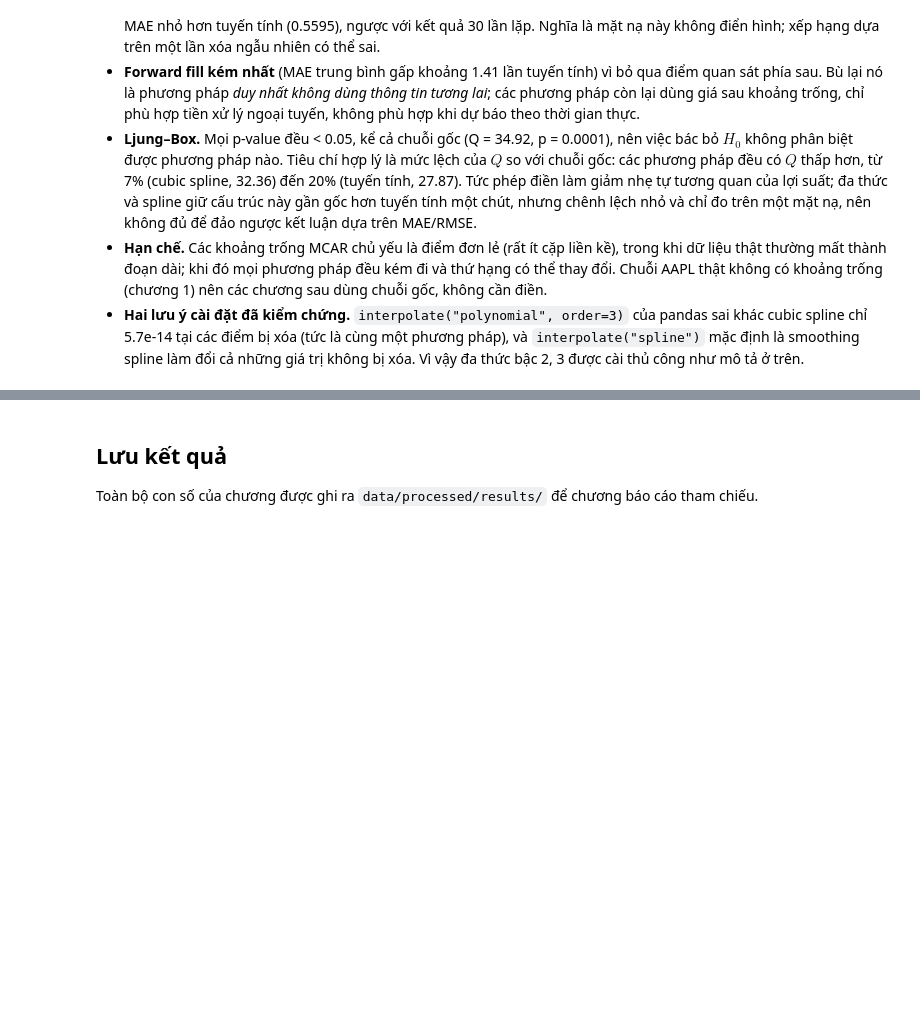
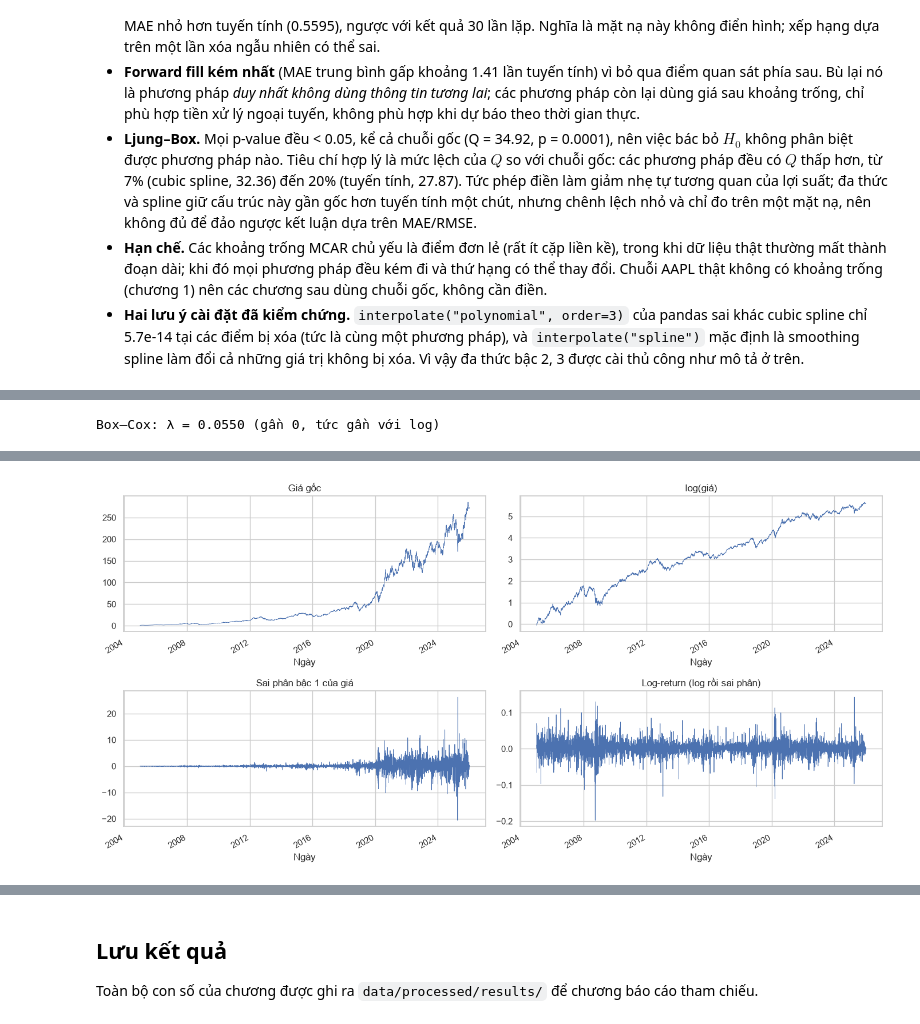
Before and after one commit to CaoThien1402/dm-preprocessing, a Jupyter notebook: book/02_ts_preprocessing.ipynb, the cells around one changed output, grey strips where cells are left out. Drawn from its saved outputs; the diff is of its cells as text; code cells hidden in the pictures; blank space fills up the shorter version.

```diff
--- a/book/02_ts_preprocessing.ipynb
+++ b/book/02_ts_preprocessing.ipynb
@@ -212,0 +236,77 @@ Lặp lại 30 lần: trung bình ± độ lệch chuẩn của MAE, RMSE, và s
+# %%
+import warnings
+
+from arch.unitroot import PhillipsPerron
+from scipy.stats import boxcox
+from statsmodels.tsa.stattools import acf, adfuller, kpss
+
+ALPHA = 0.05
+
+
+def stationarity_tests(x: pd.Series, trend: str = "c") -> dict:
+    """ADF (autolag AIC), KPSS (lag tự động) và PP trên chuỗi x; trend = 'c' hoặc 'ct'."""
+    x = x.dropna()
+    adf = adfuller(x, autolag="AIC", regression=trend)
+    with warnings.catch_warnings():  # p-value KPSS bị cắt ở [0.01, 0.1] -> InterpolationWarning (đã giải thích ở trên)
+        warnings.simplefilter("ignore")
+        kp = kpss(x, regression=trend, nlags="auto")
+    pp = PhillipsPerron(x, trend=trend)
+    return {"ADF_stat": adf[0], "ADF_p": adf[1], "KPSS_stat": kp[0], "KPSS_p": kp[1], "PP_stat": pp.stat, "PP_p": pp.pvalue}
+
+
+def verdict(r: dict) -> str:
+    adf_pp_stationary = r["ADF_p"] < ALPHA and r["PP_p"] < ALPHA
+    adf_pp_unitroot = r["ADF_p"] >= ALPHA and r["PP_p"] >= ALPHA
+    kpss_stationary = r["KPSS_p"] >= ALPHA
+    if adf_pp_stationary and kpss_stationary:
+        return "Dừng"
+    if adf_pp_unitroot and not kpss_stationary:
+        return "Không dừng"
+    return "Mâu thuẫn"
+
+
+bc_values, boxcox_lambda = boxcox(series.to_numpy())  # λ ước lượng bằng hợp lý cực đại
+print(f"Box–Cox: λ = {boxcox_lambda:.4f} (gần 0, tức gần với log)")
+RESULTS["boxcox_lambda"] = boxcox_lambda
+log_s = np.log(series)
+boxcox_s = pd.Series(bc_values, index=series.index)
+
+transforms = {
+    "original": (series, "c"),
+    "log": (log_s, "c"),
+    "boxcox": (boxcox_s, "c"),
+    "diff1": (series.diff(), "c"),
+    "diff2": (series.diff().diff(), "c"),
+    "log_diff1": (log_s.diff(), "c"),
+    "boxcox_diff1": (boxcox_s.diff(), "c"),
+    # nhạy cảm với thành phần tất định: thêm xu hướng tuyến tính cho các chuỗi mức
+    "original (ct)": (series, "ct"),
+    "log (ct)": (log_s, "ct"),
+    "boxcox (ct)": (boxcox_s, "ct"),
+}
+stationarity_table = pd.DataFrame({k: stationarity_tests(x, t) for k, (x, t) in transforms.items()}).T
+stationarity_table["kết luận"] = [verdict(r) for r in stationarity_table[["ADF_p", "KPSS_p", "PP_p"]].to_dict("records")]
+RESULTS["stationarity"] = stationarity_table.round(6).to_dict("index")
+display(stationarity_table[["ADF_stat", "ADF_p", "KPSS_stat", "KPSS_p", "PP_stat", "PP_p", "kết luận"]].astype({c: float for c in ["ADF_stat", "ADF_p", "KPSS_stat", "KPSS_p", "PP_stat", "PP_p"]}).round(4))
+
+# Chẩn đoán thêm: over-differencing (ACF lag 1) và phương sai đổi theo thời gian (tỉ số std nửa sau / nửa đầu)
+def half_std_ratio(x):
+    x = x.dropna()
+    h = len(x) // 2
+    return float(x.iloc[h:].std() / x.iloc[:h].std())
+
+diag = pd.DataFrame({
+    "ACF lag 1": {k: acf(transforms[k][0].dropna(), nlags=1)[1] for k in ["diff1", "diff2", "log_diff1"]},
+    "std nửa sau / nửa đầu": {k: half_std_ratio(transforms[k][0]) for k in ["diff1", "diff2", "log_diff1"]},
+})
+RESULTS["stationarity_diagnostics"] = diag.round(4).to_dict("index")
+display(diag.round(4))
+
+fig, axes = plt.subplots(2, 2, figsize=(14, 7))
+for ax, (k, title) in zip(axes.flat, [("original", "Giá gốc"), ("log", "log(giá)"), ("diff1", "Sai phân bậc 1 của giá"), ("log_diff1", "Log-return (log rồi sai phân)")]):
+    transforms[k][0].plot(ax=ax, lw=0.6)
+    ax.set_title(title); ax.set_xlabel("Ngày")
+plt.tight_layout()
+plt.show()
+# %% [output]
+Box–Cox: λ = 0.0550 (gần 0, tức gần với log)
@@ -212,0 +328 @@ Lặp lại 30 lần: trung bình ± độ lệch chuẩn của MAE, RMSE, và s
+[figure, added]
```
Also changed, not shown: parts of 4 cells of this notebook, 1 other file.
